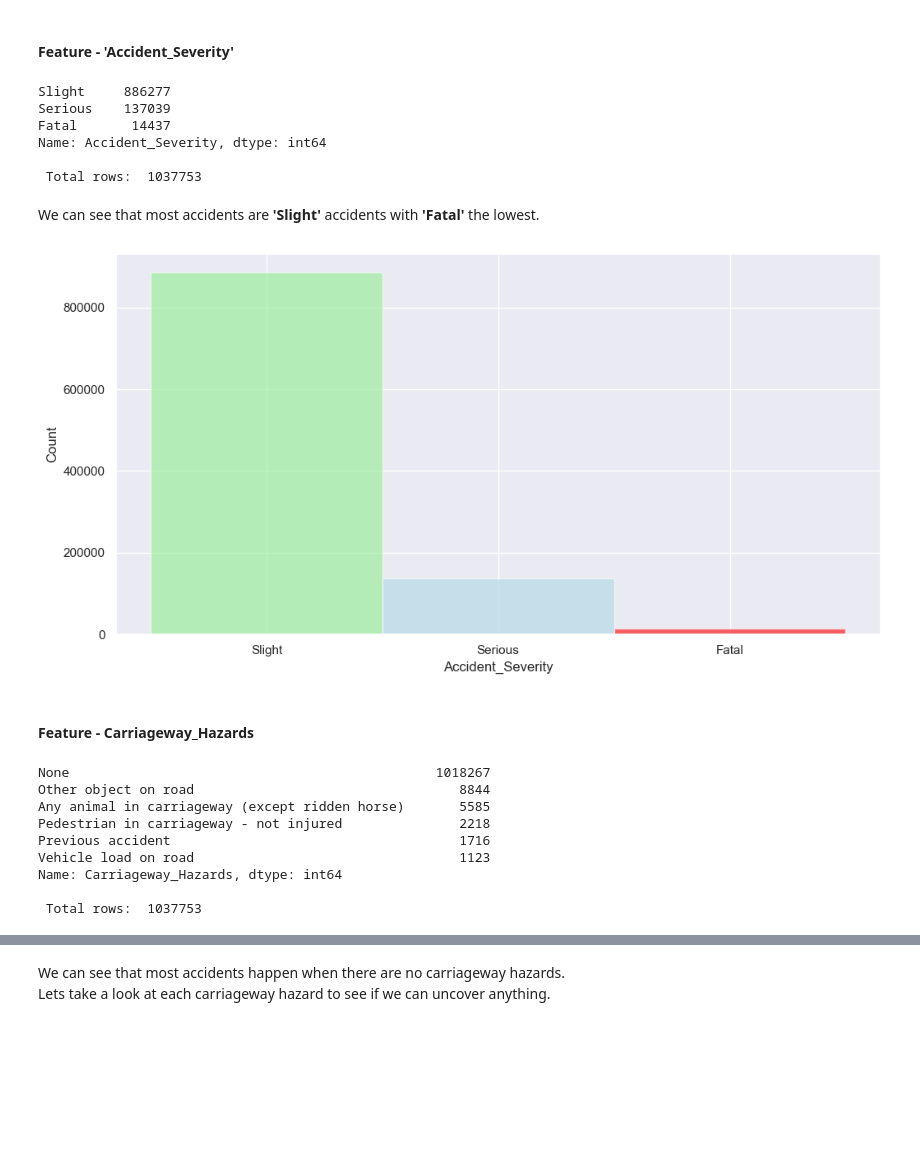
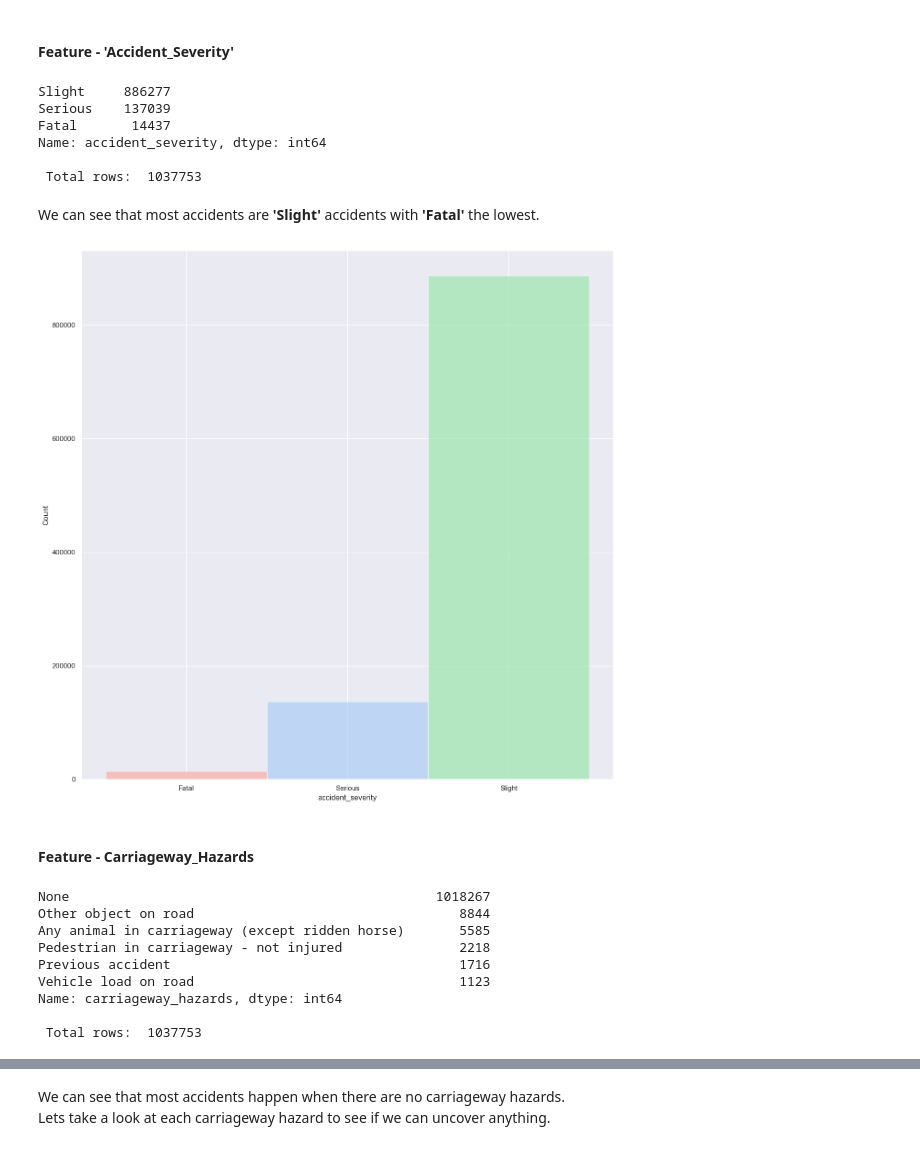
Before and after one commit to kmedri/-Omdena_Predicting_RTC_Severity_main, a Jupyter notebook: Group_1_Predicting_RTC_Severity/Predicting_RTC_Severity.ipynb, the cells around one changed output, grey strips where cells are left out. Cells and saved outputs as stored; diff of their text form; code cells hidden in the pictures; blank space fills up the shorter version.

```diff
--- a/Group_1_Predicting_RTC_Severity/Predicting_RTC_Severity.ipynb
+++ b/Group_1_Predicting_RTC_Severity/Predicting_RTC_Severity.ipynb
@@ -535,0 +560,3 @@ Rows and columns: (1037753, 25)
+# %%
+df_accident.columns= df_accident.columns.str.strip().str.lower()
+df_accident.columns
@@ -535,0 +605,25 @@ Rows and columns: (1037753, 25)
+# %%
+for col in ['1st_road_class', '2nd_road_class',
+            'accident_severity', 'carriageway_hazards',
+            'junction_control', 'junction_detail',
+            'light_conditions', 'local_authority_(district)',
+            'pedestrian_crossing-human_control',
+            'pedestrian_crossing-physical_facilities',
+            'police_force', 'road_surface_conditions',
+            'road_type', 'special_conditions_at_site',
+            'urban_or_rural_area', 'weather_conditions'
+            ]:
+    df_accident[col] = df_accident[col].astype('category')
+
+for col in ['number_of_casualties', 'number_of_vehicles',
+            'speed_limit'
+            ]:
+    df_accident[col] = df_accident[col].astype('int')
+
+for col in ['latitude', 'longitude'
+            ]:
+    df_accident[col] = df_accident[col].astype('float64')
+
+df_accident['date'] = pd.to_datetime(df_accident['date'], format='%d/%m/%Y')
+
+df_accident.info()
@@ -584,31 +698,33 @@ From the graphs we can detect that most fatal accidents happen on either an **'A
 # %% [markdown]
 #### Feature - 'Accident_Severity'
 # %%
-print(df_accident['Accident_Severity'].value_counts(dropna=False, ascending=False))
-print(f'\n Total rows: ', df_accident['Accident_Severity'].count())
+print(df_accident['accident_severity'].value_counts(dropna=False, ascending=False))
+print(f'\n Total rows: ', df_accident['accident_severity'].count())
 # %% [output]
 Slight     886277
 Serious    137039
 Fatal       14437
-Name: Accident_Severity, dtype: int64
+Name: accident_severity, dtype: int64
 
  Total rows:  1037753
 # %% [markdown]
 We can see that most accidents are **'Slight'** accidents with **'Fatal'** the lowest.
 # %%
-ax = sns.histplot(data=df_accident, x='Accident_Severity')
-ax.patches[0].set_alpha(0.6), ax.patches[0].set_facecolor('lightgreen')
-ax.patches[1].set_alpha(0.6), ax.patches[1].set_facecolor('lightblue')
-ax.patches[2].set_alpha(0.6), ax.patches[2].set_facecolor('red')
+plt.figure(figsize=(15,15))
+
+ax = sns.histplot(data=df_accident, x='accident_severity')
+ax.patches[0].set_alpha(0.6), ax.patches[2].set_facecolor('g')
+ax.patches[1].set_alpha(0.6), ax.patches[1].set_facecolor('b')
+ax.patches[2].set_alpha(0.6), ax.patches[0].set_facecolor('r')
 
 plt.show()
 # %% [output]
-[figure, old version]
+[figure, new version]
 # %% [markdown]
 #### Feature - Carriageway_Hazards
 # %%
-print(df_accident['Carriageway_Hazards'].value_counts(dropna=False, ascending=False))
-print(f'\n Total rows: ', df_accident['Carriageway_Hazards'].count())
+print(df_accident['carriageway_hazards'].value_counts(dropna=False, ascending=False))
+print(f'\n Total rows: ', df_accident['carriageway_hazards'].count())
 # %% [output]
 None                                               1018267
 Other object on road                                  8844
@@ -616,7 +732,7 @@ Any animal in carriageway (except ridden horse)       5585
 Pedestrian in carriageway - not injured               2218
 Previous accident                                     1716
 Vehicle load on road                                  1123
-Name: Carriageway_Hazards, dtype: int64
+Name: carriageway_hazards, dtype: int64
 
  Total rows:  1037753
 # %%
```
Also changed, not shown: parts of 122 cells of this notebook.
